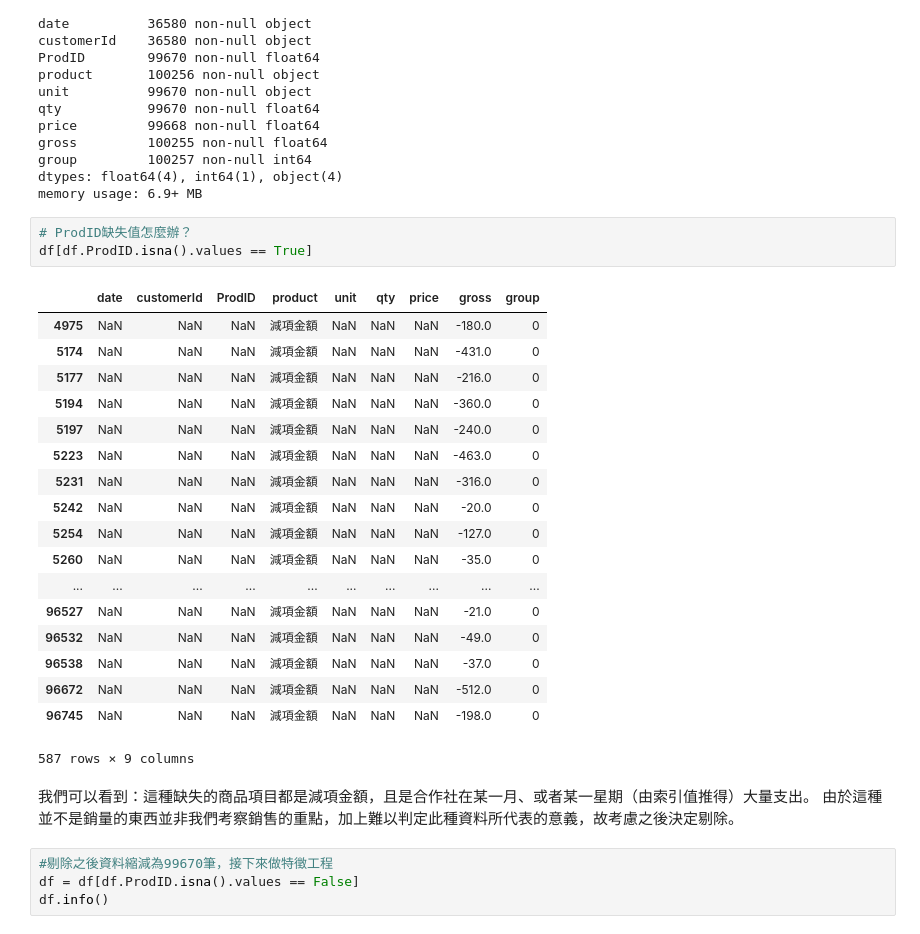
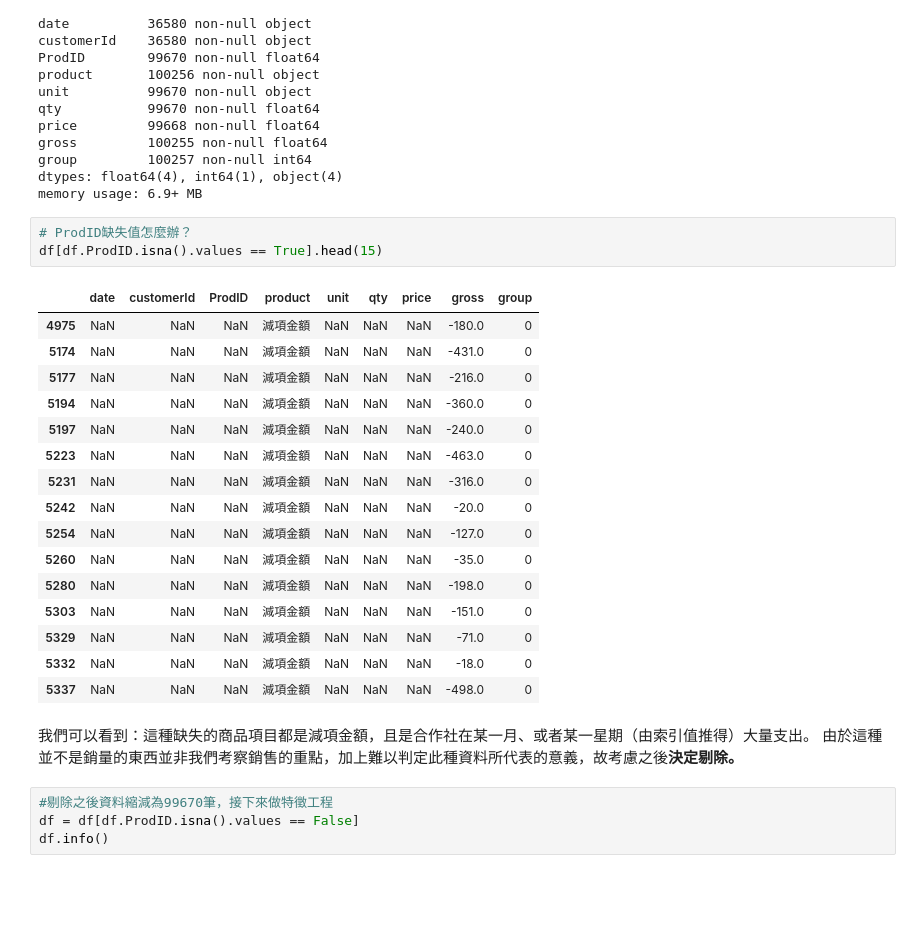
Before and after one commit to Dennis055/Data-analysis-project, a Jupyter notebook: project_analysis/政大合作社-顧客分析.ipynb, the cells around one changed output. Saved outputs shown, nothing was run; the diff lists cells and outputs as text; blank space fills up the shorter version.

```diff
--- a/project_analysis/政大合作社-顧客分析.ipynb
+++ b/project_analysis/政大合作社-顧客分析.ipynb
@@ -231,29 +229,27 @@ dtypes: float64(4), int64(1), object(4)
 memory usage: 6.9+ MB
 # %%
 # ProdID缺失值怎麼辦？
-df[df.ProdID.isna().values == True]
+df[df.ProdID.isna().values == True].head(15)
 # %% [output]
 |  | date | customerId | ProdID | product | unit | qty | price | gross | group |
 | 4975 | NaN | NaN | NaN | 減項金額 | NaN | NaN | NaN | -180.0 | 0 |
 | 5174 | NaN | NaN | NaN | 減項金額 | NaN | NaN | NaN | -431.0 | 0 |
 | 5177 | NaN | NaN | NaN | 減項金額 | NaN | NaN | NaN | -216.0 | 0 |
 | 5194 | NaN | NaN | NaN | 減項金額 | NaN | NaN | NaN | -360.0 | 0 |
 | 5197 | NaN | NaN | NaN | 減項金額 | NaN | NaN | NaN | -240.0 | 0 |
 | 5223 | NaN | NaN | NaN | 減項金額 | NaN | NaN | NaN | -463.0 | 0 |
 | 5231 | NaN | NaN | NaN | 減項金額 | NaN | NaN | NaN | -316.0 | 0 |
 | 5242 | NaN | NaN | NaN | 減項金額 | NaN | NaN | NaN | -20.0 | 0 |
 | 5254 | NaN | NaN | NaN | 減項金額 | NaN | NaN | NaN | -127.0 | 0 |
 | 5260 | NaN | NaN | NaN | 減項金額 | NaN | NaN | NaN | -35.0 | 0 |
-| ... | ... | ... | ... | ... | ... | ... | ... | ... | ... |
-| 96527 | NaN | NaN | NaN | 減項金額 | NaN | NaN | NaN | -21.0 | 0 |
-| 96532 | NaN | NaN | NaN | 減項金額 | NaN | NaN | NaN | -49.0 | 0 |
-| 96538 | NaN | NaN | NaN | 減項金額 | NaN | NaN | NaN | -37.0 | 0 |
-| 96672 | NaN | NaN | NaN | 減項金額 | NaN | NaN | NaN | -512.0 | 0 |
-| 96745 | NaN | NaN | NaN | 減項金額 | NaN | NaN | NaN | -198.0 | 0 |
+| 5280 | NaN | NaN | NaN | 減項金額 | NaN | NaN | NaN | -198.0 | 0 |
+| 5303 | NaN | NaN | NaN | 減項金額 | NaN | NaN | NaN | -151.0 | 0 |
+| 5329 | NaN | NaN | NaN | 減項金額 | NaN | NaN | NaN | -71.0 | 0 |
+| 5332 | NaN | NaN | NaN | 減項金額 | NaN | NaN | NaN | -18.0 | 0 |
+| 5337 | NaN | NaN | NaN | 減項金額 | NaN | NaN | NaN | -498.0 | 0 |
-587 rows × 9 columns
 # %% [markdown]
 我們可以看到：這種缺失的商品項目都是減項金額，且是合作社在某一月、或者某一星期（由索引值推得）大量支出。
-由於這種並不是銷量的東西並非我們考察銷售的重點，加上難以判定此種資料所代表的意義，故考慮之後決定剔除。
+由於這種並不是銷量的東西並非我們考察銷售的重點，加上難以判定此種資料所代表的意義，故考慮之後<b>決定剔除。
 # %%
 #剔除之後資料縮減為99670筆，接下來做特徵工程
 df = df[df.ProdID.isna().values == False]
```
Also changed, not shown: parts of 13 cells of this notebook.
